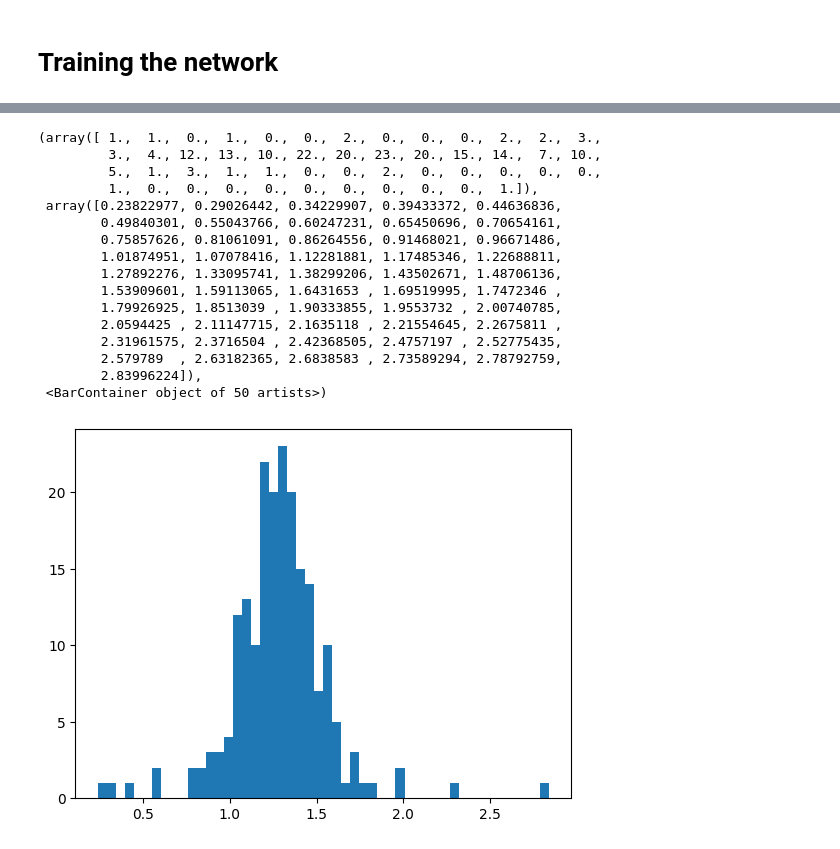
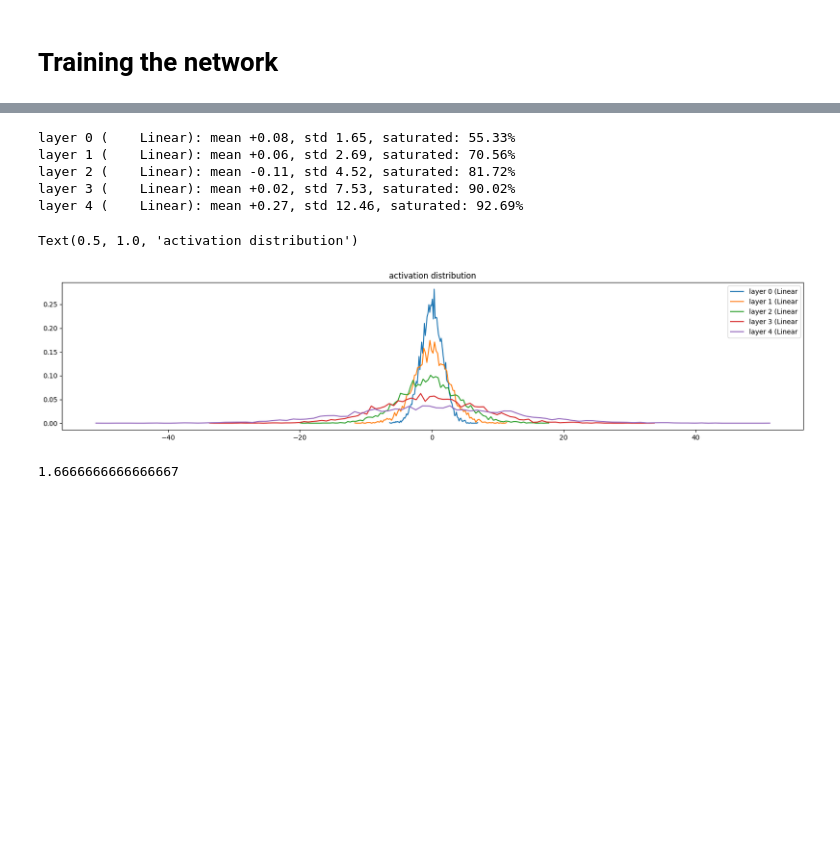
Before and after one commit to AishwaryaKalloli/andrejk, a Jupyter notebook: makemore3_deepdive.ipynb, the cells around one changed output, grey strips where cells are left out. Drawn from its saved outputs; the diff is of its cells as text; code cells hidden in the pictures; blank space fills up the shorter version.

```diff
--- a/makemore3_deepdive.ipynb
+++ b/makemore3_deepdive.ipynb
@@ -100,31 +171,31 @@ for p in parameters:
 max_steps = 200000
 batch_size = 32
 lossi = []
+# %%
+debug_mode = True
 # %%
 # sample a batch from Xtrain, Ytrain
 for i in range(max_steps):
     batch_indices = torch.randint(0, Xtrain.shape[0], (batch_size,), generator=g)
     Xbatch, Ybatch = Xtrain[batch_indices], Ytrain[batch_indices]
-
+    # ---------------------------------------------------1. forward pass ------------------------------------------------------------------
     # get embedding for each
     emb = C[Xbatch] # batch_size x context_window_len x embedding_dimensions
 
     # concatnate the embeddings to form the input for NN
-    embcat = emb.view(emb.shape[0], -1) # batch_size x (context_window_len x embedding_dimensions)
+    x = emb.view(emb.shape[0], -1) # batch_size x (context_window_len x embedding_dimensions)
 
-    h_pre_activation = embcat @ W1 # batch_size x num_hidden
-    h_pre_activation = batch_norm_gain * (h_pre_activation - h_pre_activation.mean(dim=0, keepdim=True)) / h_pre_activation.std(dim=0, keepdim=True, unbiased=False) + batch_norm_bias
+    # ---------------------------------------------1. forward pass --------------------------------------------------------------------------
+    for layer in layers:
+        x = layer(x)
+        if debug_mode:
+            layer.out.retain_grad()
+    loss = F.cross_entropy(x, Ybatch)
 
-    h = torch.tanh(h_pre_activation)
-
-    logits = h @ W2 + b2 # batch_size x vocab_size
-    loss = F.cross_entropy(logits, Ybatch)
-
+    # ---------------------------------------------2. backprop --------------------------------------------------------------------------
     for p in parameters:
-        # remove previous grads to allow fresh calculation
-        p.grad = None
+        p.grad = None  #remove previous grads to allow fresh calculation
     loss.backward()
-    # print(loss.item(), p.grad)
 
     learning_rate = 0.1 if i < 100000 else 0.01
     for p in parameters:
@@ -132,4 +203,5 @@ for i in range(max_steps):
 
     if i % (max_steps / 20) == 0:
         print(f"{i:7d}/{max_steps:7d}: {loss.item():.4f}")
+        break
 # %% [output]
@@ -180,20 +209,27 @@ plt.hist(h_pre_activation.mean(0, keepdim=True).view(-1).tolist(), bins=50)
-# %%
-plt.hist(h_pre_activation.std(0, keepdim=True).view(-1).tolist(), bins=50)
-# %% [output]
-(array([ 1.,  1.,  0.,  1.,  0.,  0.,  2.,  0.,  0.,  0.,  2.,  2.,  3.,
-         3.,  4., 12., 13., 10., 22., 20., 23., 20., 15., 14.,  7., 10.,
-         5.,  1.,  3.,  1.,  1.,  0.,  0.,  2.,  0.,  0.,  0.,  0.,  0.,
-         1.,  0.,  0.,  0.,  0.,  0.,  0.,  0.,  0.,  0.,  1.]),
- array([0.23822977, 0.29026442, 0.34229907, 0.39433372, 0.44636836,
-        0.49840301, 0.55043766, 0.60247231, 0.65450696, 0.70654161,
-        0.75857626, 0.81061091, 0.86264556, 0.91468021, 0.96671486,
-        1.01874951, 1.07078416, 1.12281881, 1.17485346, 1.22688811,
-        1.27892276, 1.33095741, 1.38299206, 1.43502671, 1.48706136,
-        1.53909601, 1.59113065, 1.6431653 , 1.69519995, 1.7472346 ,
-        1.79926925, 1.8513039 , 1.90333855, 1.9553732 , 2.00740785,
-        2.0594425 , 2.11147715, 2.1635118 , 2.21554645, 2.2675811 ,
-        2.31961575, 2.3716504 , 2.42368505, 2.4757197 , 2.52775435,
-        2.579789  , 2.63182365, 2.6838583 , 2.73589294, 2.78792759,
-        2.83996224]),
- <BarContainer object of 50 artists>)
-[figure, removed]
+# %%
+import matplotlib.pyplot as plt
+
+# visualize histograms
+plt.figure(figsize=(20, 4)) # width and height of the plot
+legends = []
+for i, layer in enumerate(layers[:-1]): # note: exclude the output layer
+  if isinstance(layer, Linear):
+    t = layer.out
+    print('layer %d (%10s): mean %+.2f, std %.2f, saturated: %.2f%%' % (i, layer.__class__.__name__, t.mean().detach(), t.std().detach(), (t.abs() > 0.97).float().mean().detach()*100))
+    hy, hx = torch.histogram(t.detach(), density=True)
+    plt.plot(hx[:-1].detach(), hy.detach())
+    legends.append(f'layer {i} ({layer.__class__.__name__}')
+plt.legend(legends);
+plt.title('activation distribution')
+# %% [output]
+layer 0 (    Linear): mean +0.08, std 1.65, saturated: 55.33%
+layer 1 (    Linear): mean +0.06, std 2.69, saturated: 70.56%
+layer 2 (    Linear): mean -0.11, std 4.52, saturated: 81.72%
+layer 3 (    Linear): mean +0.02, std 7.53, saturated: 90.02%
+layer 4 (    Linear): mean +0.27, std 12.46, saturated: 92.69%
+Text(0.5, 1.0, 'activation distribution')
+[figure, added]
+# %%
+5/3
+# %% [output]
+1.6666666666666667
```
Also changed, not shown: parts of 13 cells of this notebook.
